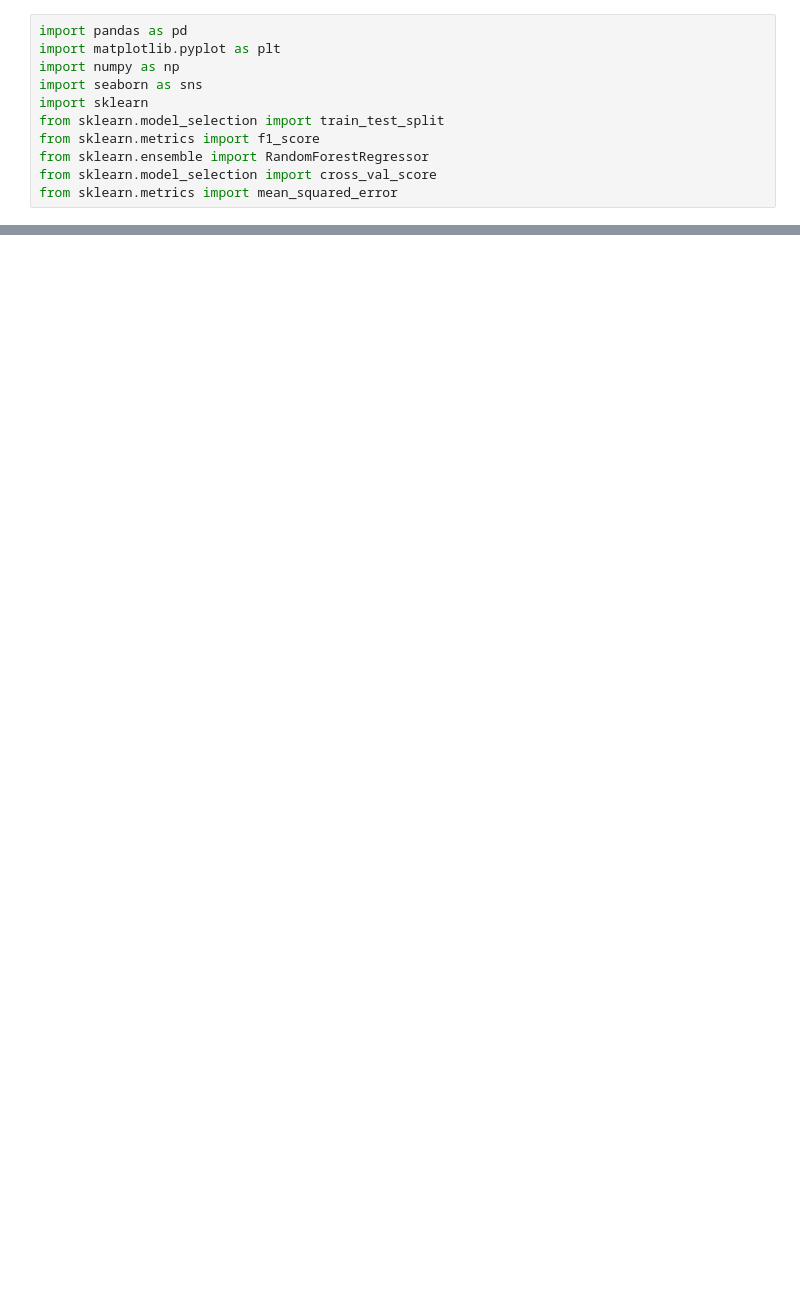
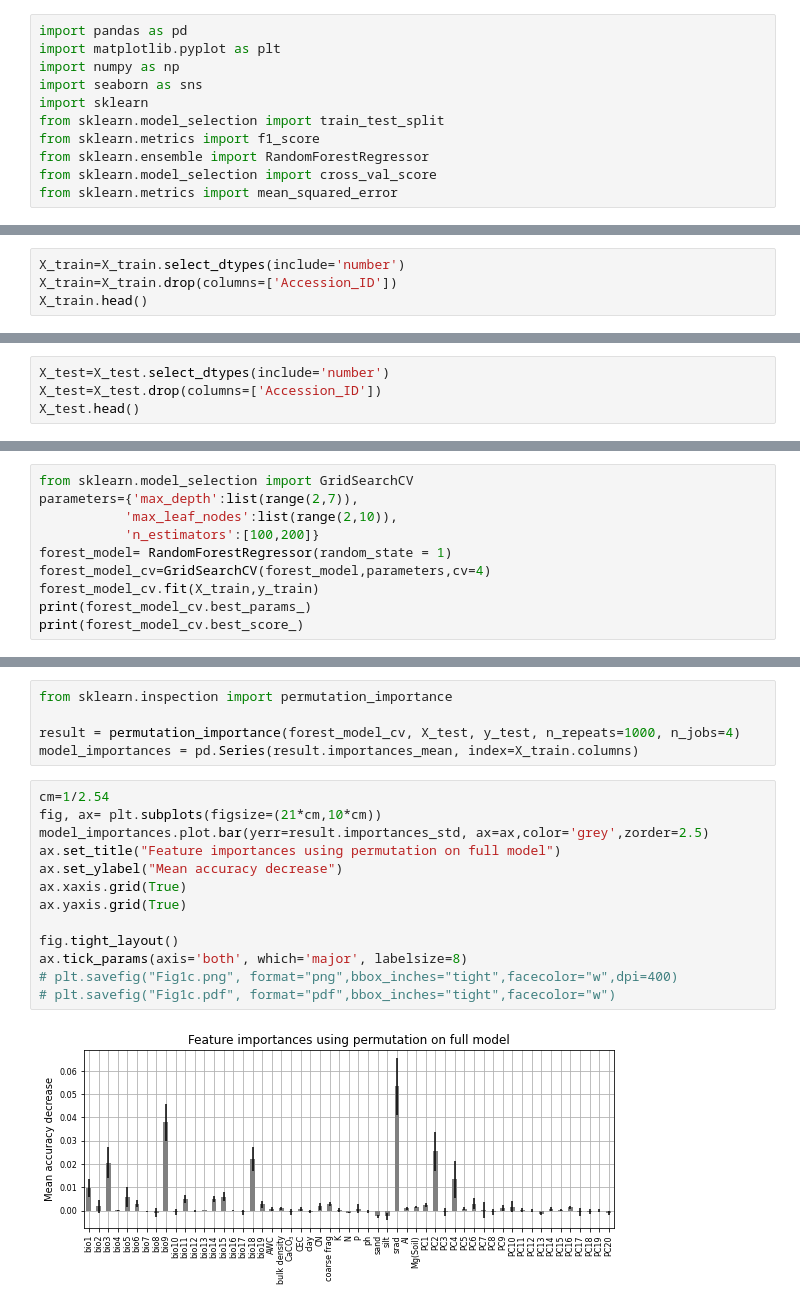
Before and after one commit to HancockLab/Leaf-Mg, a Jupyter notebook: Main/Figure1/Fig1c/Fig1c.ipynb, the cells around one changed output, grey strips where cells are left out. Drawn from its saved outputs; the diff is of its cells as text; blank space fills up the shorter version.

```diff
--- a/Main/Figure1/Fig1c/Fig1c.ipynb
+++ b/Main/Figure1/Fig1c/Fig1c.ipynb
@@ -325,0 +215,4 @@ pd.options.display.float_format = '{:.2f}'.format
+# %%
+X_train=X_train.select_dtypes(include='number')
+X_train=X_train.drop(columns=['Accession_ID'])
+X_train.head()
@@ -325,0 +227,4 @@ pd.options.display.float_format = '{:.2f}'.format
+# %%
+X_test=X_test.select_dtypes(include='number')
+X_test=X_test.drop(columns=['Accession_ID'])
+X_test.head()
@@ -325,0 +239,10 @@ pd.options.display.float_format = '{:.2f}'.format
+# %%
+from sklearn.model_selection import GridSearchCV
+parameters={'max_depth':list(range(2,7)),
+           'max_leaf_nodes':list(range(2,10)),
+           'n_estimators':[100,200]}
+forest_model= RandomForestRegressor(random_state = 1)
+forest_model_cv=GridSearchCV(forest_model,parameters,cv=4)
+forest_model_cv.fit(X_train,y_train)
+print(forest_model_cv.best_params_)
+print(forest_model_cv.best_score_)
@@ -325,0 +266,20 @@ pd.options.display.float_format = '{:.2f}'.format
+# %%
+from sklearn.inspection import permutation_importance
+
+result = permutation_importance(forest_model_cv, X_test, y_test, n_repeats=1000, n_jobs=4)
+model_importances = pd.Series(result.importances_mean, index=X_train.columns)
+# %%
+cm=1/2.54
+fig, ax= plt.subplots(figsize=(21*cm,10*cm))
+model_importances.plot.bar(yerr=result.importances_std, ax=ax,color='grey',zorder=2.5)
+ax.set_title("Feature importances using permutation on full model")
+ax.set_ylabel("Mean accuracy decrease")
+ax.xaxis.grid(True)
+ax.yaxis.grid(True)
+
+fig.tight_layout()
+ax.tick_params(axis='both', which='major', labelsize=8)
+# plt.savefig("Fig1c.png", format="png",bbox_inches="tight",facecolor="w",dpi=400)
+# plt.savefig("Fig1c.pdf", format="pdf",bbox_inches="tight",facecolor="w")
+# %% [output]
+[figure, added]
```
Also changed, not shown: parts of 54 cells of this notebook, 20 other files.
